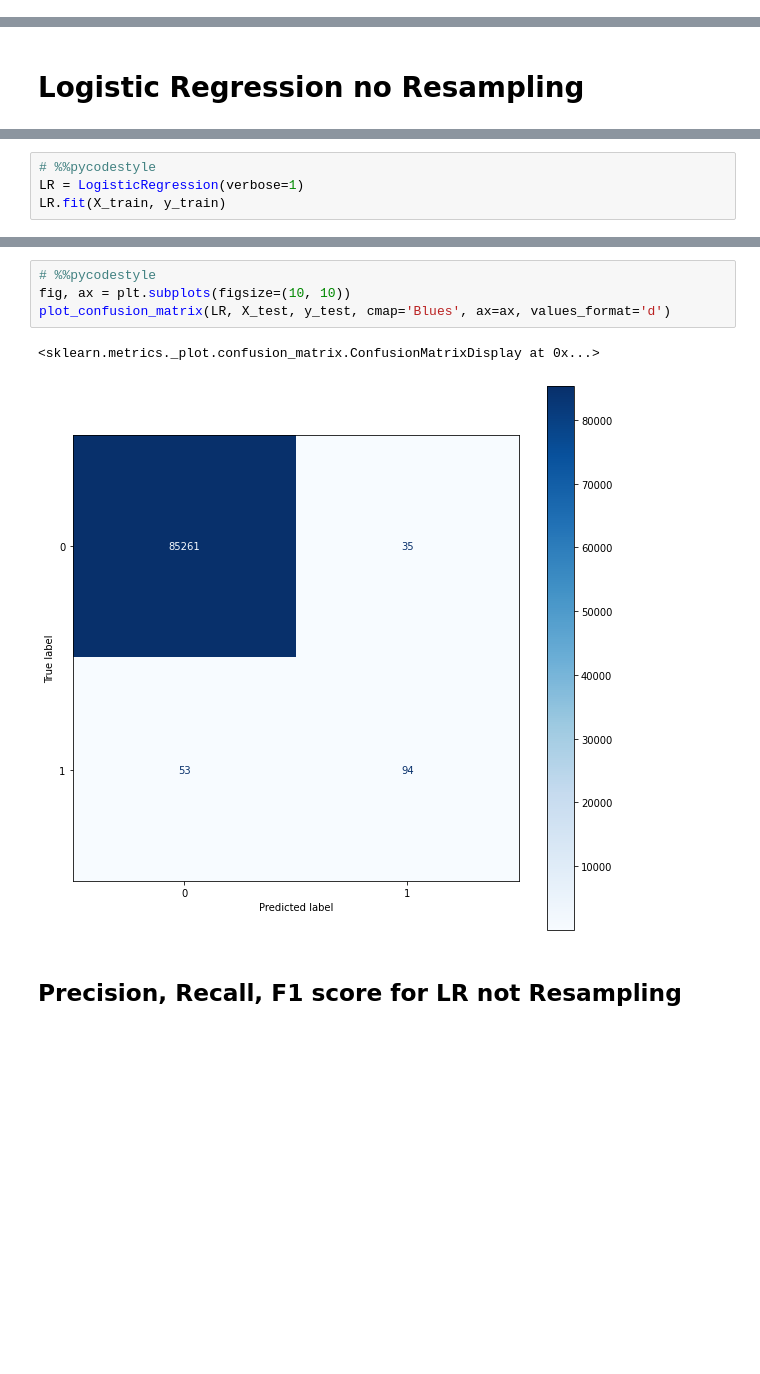
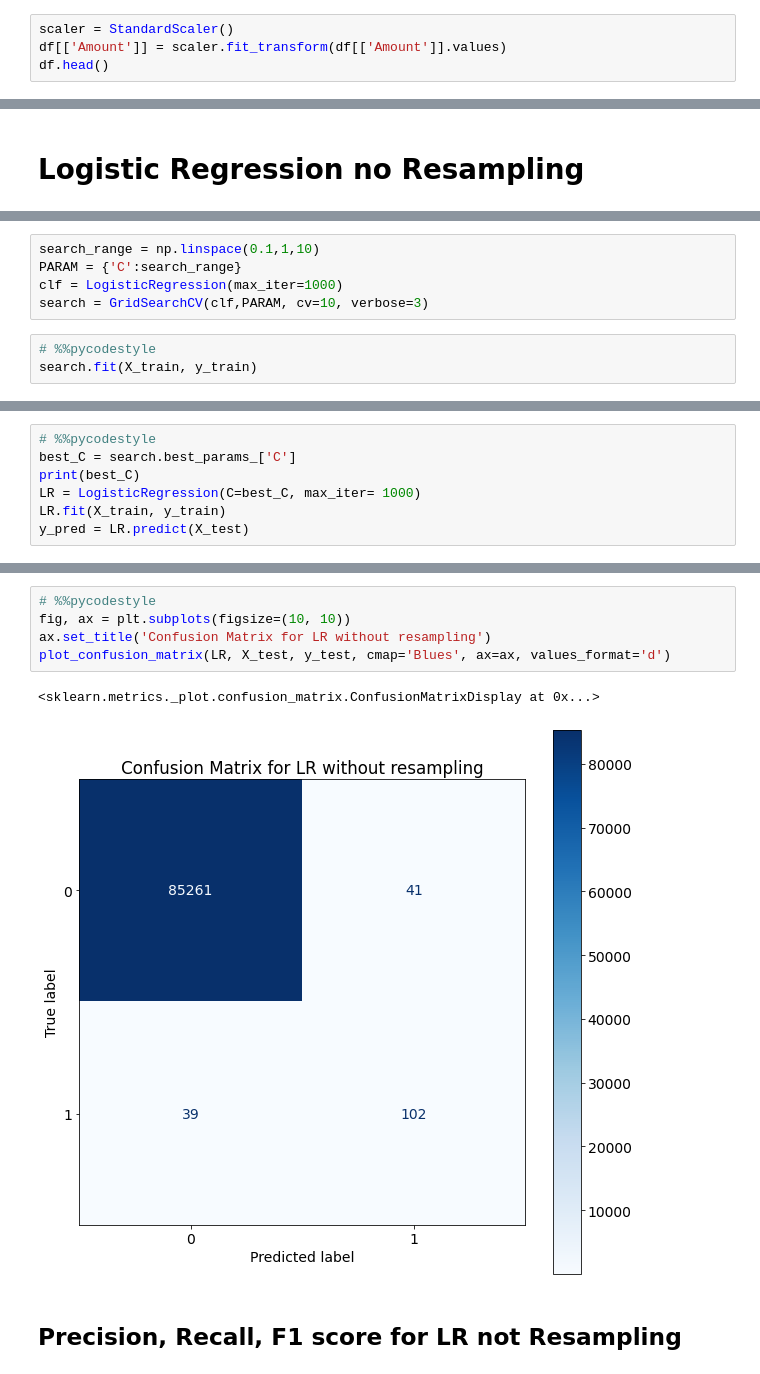
Before and after one commit to nolanspecter/Credit-Card-Fraud-Detection, a Jupyter notebook: Thesis.ipynb, the cells around one changed output, grey strips where cells are left out. Drawn from its saved outputs; the diff is of its cells as text; blank space fills up the shorter version.

```diff
--- a/Thesis.ipynb
+++ b/Thesis.ipynb
@@ -73,0 +81,4 @@ sns.countplot(data=df, x='Class')
+# %%
+scaler = StandardScaler()
+df[['Amount']] = scaler.fit_transform(df[['Amount']].values)
+df.head()
@@ -94,5 +140,9 @@ X_over_train, X_over_test, y_over_train, y_over_test = train_test_split(X_over,
+# %%
+search_range = np.linspace(0.1,1,10)
+PARAM = {'C':search_range}
+clf = LogisticRegression(max_iter=1000)
+search = GridSearchCV(clf,PARAM, cv=10, verbose=3)
 # %%
 # %%pycodestyle
-LR = LogisticRegression(verbose=1)
-LR.fit(X_train, y_train)
+search.fit(X_train, y_train)
 # %% [output]
@@ -115,0 +171,7 @@ y_pred = LR.predict(X_test)
+# %%
+# %%pycodestyle
+best_C = search.best_params_['C']
+print(best_C)
+LR = LogisticRegression(C=best_C, max_iter= 1000)
+LR.fit(X_train, y_train)
+y_pred = LR.predict(X_test)
@@ -118,10 +182,11 @@ y_pred = LR.predict(X_test)
 # %%
 # %%pycodestyle
 fig, ax = plt.subplots(figsize=(10, 10))
+ax.set_title('Confusion Matrix for LR without resampling')
 plot_confusion_matrix(LR, X_test, y_test, cmap='Blues', ax=ax, values_format='d')
 # %% [output]
 <sklearn.metrics._plot.confusion_matrix.ConfusionMatrixDisplay at 0x...>
-[figure, old version]
+[figure, new version]
 # %% [markdown]
 ## Precision, Recall, F1 score for LR not Resampling
 # %% [markdown]
```
Also changed, not shown: parts of 108 cells of this notebook, 1 other file.
